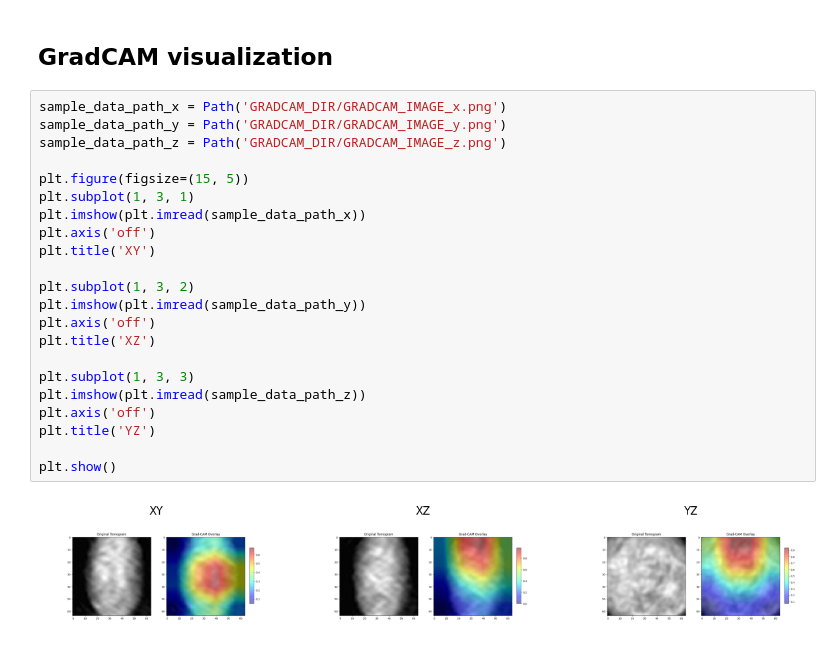
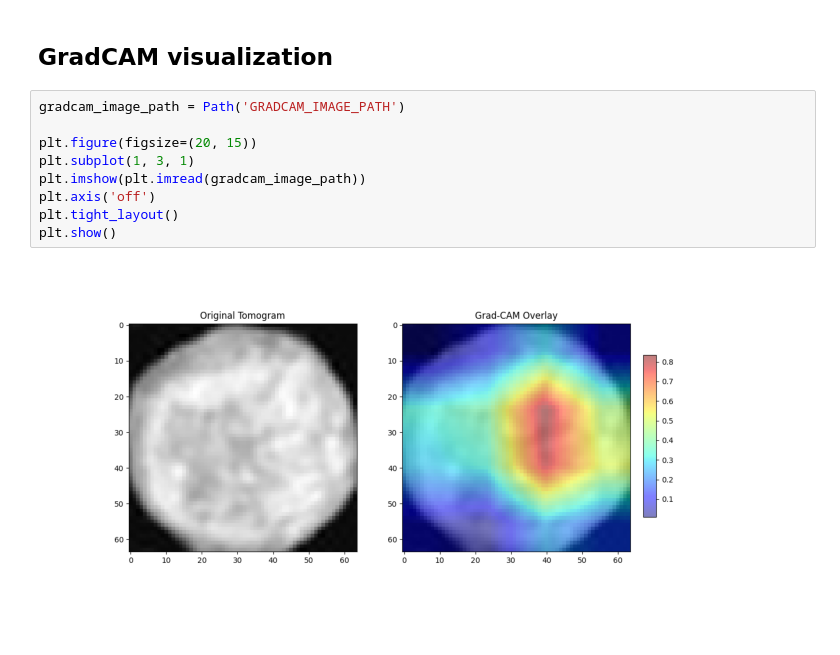
Before and after one commit to DigitalHealthcareLab/23CNSInfectionTomo, a Jupyter notebook: overview.ipynb, the cells around one changed output. Drawn from its saved outputs; the diff is of its cells as text.

```diff
--- a/overview.ipynb
+++ b/overview.ipynb
@@ -71,27 +71,14 @@ Model Loaded
 Answer: 0, Prediction: 0 (Good) with probability 87.52%
 # %% [markdown]
 ## GradCAM visualization
-# %%
-sample_data_path_x = Path('GRADCAM_DIR/GRADCAM_IMAGE_x.png')
-sample_data_path_y = Path('GRADCAM_DIR/GRADCAM_IMAGE_y.png')
-sample_data_path_z = Path('GRADCAM_DIR/GRADCAM_IMAGE_z.png')
-
-plt.figure(figsize=(15, 5))
-plt.subplot(1, 3, 1)
-plt.imshow(plt.imread(sample_data_path_x))
-plt.axis('off')
-plt.title('XY')
-
-plt.subplot(1, 3, 2)
-plt.imshow(plt.imread(sample_data_path_y))
-plt.axis('off')
-plt.title('XZ')
-
-plt.subplot(1, 3, 3)
-plt.imshow(plt.imread(sample_data_path_z))
-plt.axis('off')
-plt.title('YZ')
-
-plt.show()
-# %% [output]
-[figure, removed]
+# %%
+gradcam_image_path = Path('GRADCAM_IMAGE_PATH')
+
+plt.figure(figsize=(20, 15))
+plt.subplot(1, 3, 1)
+plt.imshow(plt.imread(gradcam_image_path))
+plt.axis('off')
+plt.tight_layout()
+plt.show()
+# %% [output]
+[figure, added]
```
